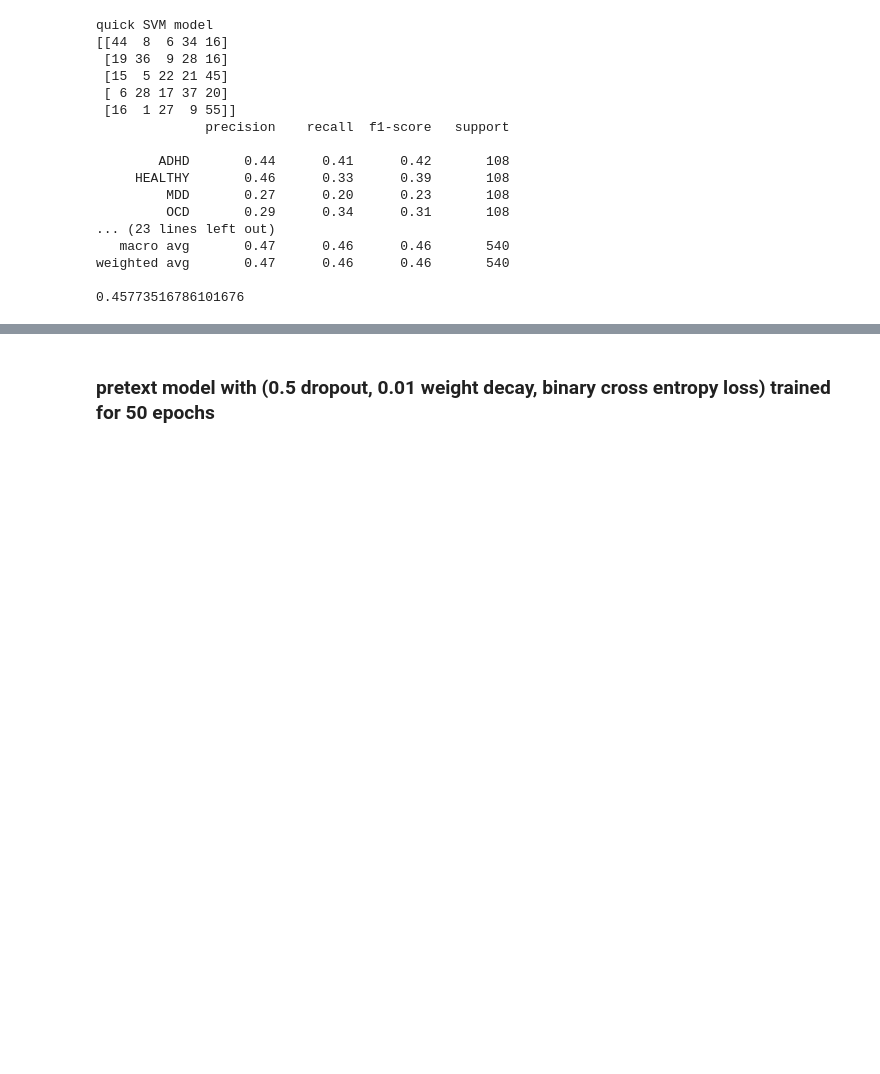
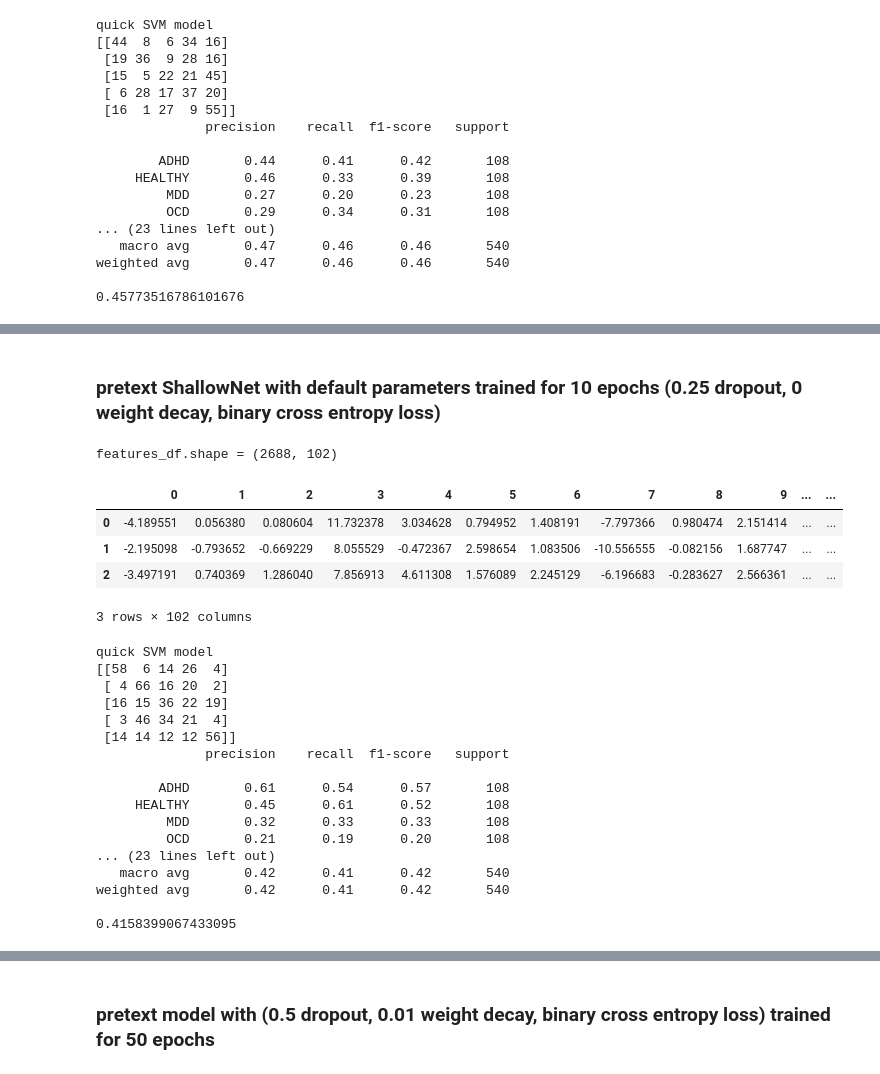
Before and after one commit to TSmolders/DataScience_Thesis, a Jupyter notebook: 2d_across_subject_pretext_feature_extraction.ipynb, the cells around one changed output, grey strips where cells are left out. Drawn from its saved outputs; the diff is of its cells as text; code cells hidden in the pictures; blank space fills up the shorter version.

```diff
--- a/2d_across_subject_pretext_feature_extraction.ipynb
+++ b/2d_across_subject_pretext_feature_extraction.ipynb
@@ -394,0 +499,29 @@ weighted avg       0.47      0.46      0.46       540
+# %% [markdown]
+### pretext ShallowNet with default parameters trained for 10 epochs (0.25 dropout, 0 weight decay, binary cross entropy loss)
+# %%
+# best model checkpoint
+get_ssl_features('acrosssub_more_ep_shallownet_default_pretext_model', dataset, df_sample, eval=True, to_disk=True, pretext_model='ShallowNet')
+# %% [output]
+features_df.shape = (2688, 102)
+|  | 0 | 1 | 2 | 3 | 4 | 5 | 6 | 7 | 8 | 9 | ... | ... |
+| 0 | -4.189551 | 0.056380 | 0.080604 | 11.732378 | 3.034628 | 0.794952 | 1.408191 | -7.797366 | 0.980474 | 2.151414 | ... | ... |
+| 1 | -2.195098 | -0.793652 | -0.669229 | 8.055529 | -0.472367 | 2.598654 | 1.083506 | -10.556555 | -0.082156 | 1.687747 | ... | ... |
+| 2 | -3.497191 | 0.740369 | 1.286040 | 7.856913 | 4.611308 | 1.576089 | 2.245129 | -6.196683 | -0.283627 | 2.566361 | ... | ... |
+3 rows × 102 columns
+quick SVM model
+[[58  6 14 26  4]
+ [ 4 66 16 20  2]
+ [16 15 36 22 19]
+ [ 3 46 34 21  4]
+ [14 14 12 12 56]]
+              precision    recall  f1-score   support
+
+        ADHD       0.61      0.54      0.57       108
+     HEALTHY       0.45      0.61      0.52       108
+         MDD       0.32      0.33      0.33       108
+         OCD       0.21      0.19      0.20       108
+... (23 lines left out)
+   macro avg       0.42      0.41      0.42       540
+weighted avg       0.42      0.41      0.42       540
+
+0.4158399067433095
```
Also changed, not shown: parts of 23 cells of this notebook, 7 other files.
